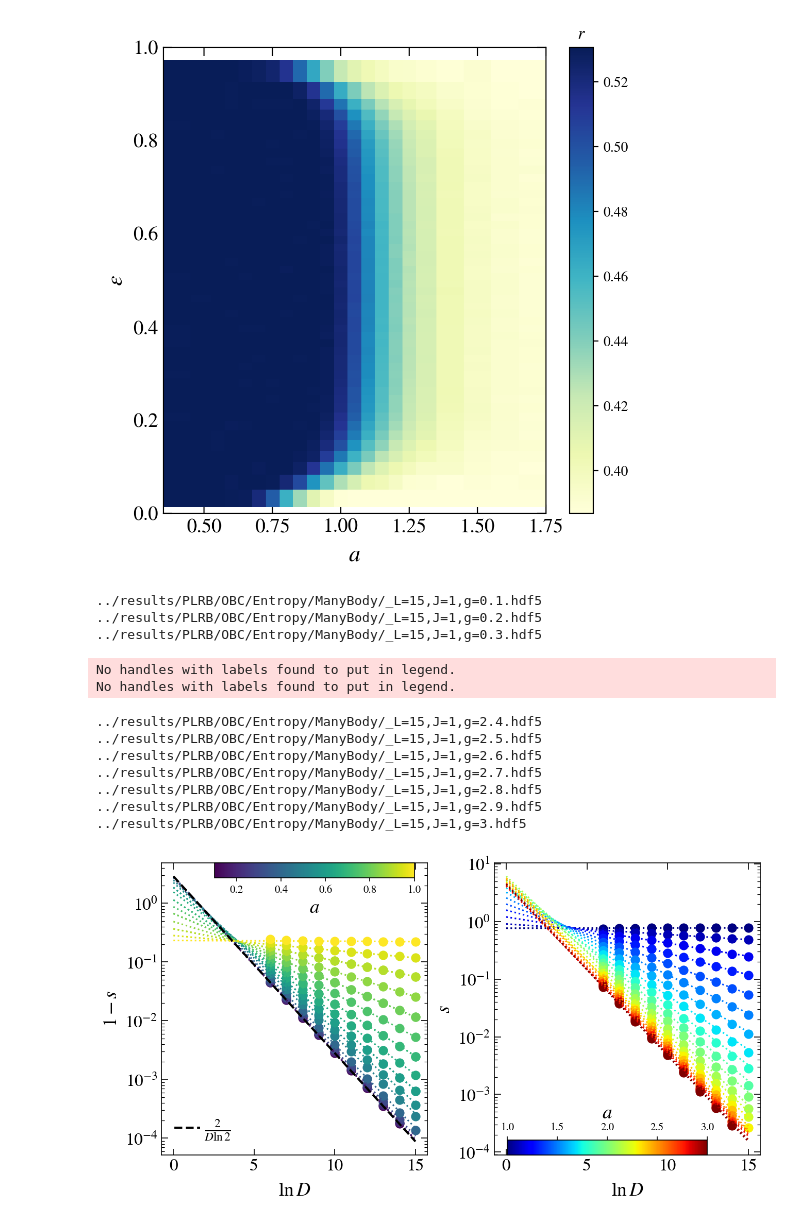
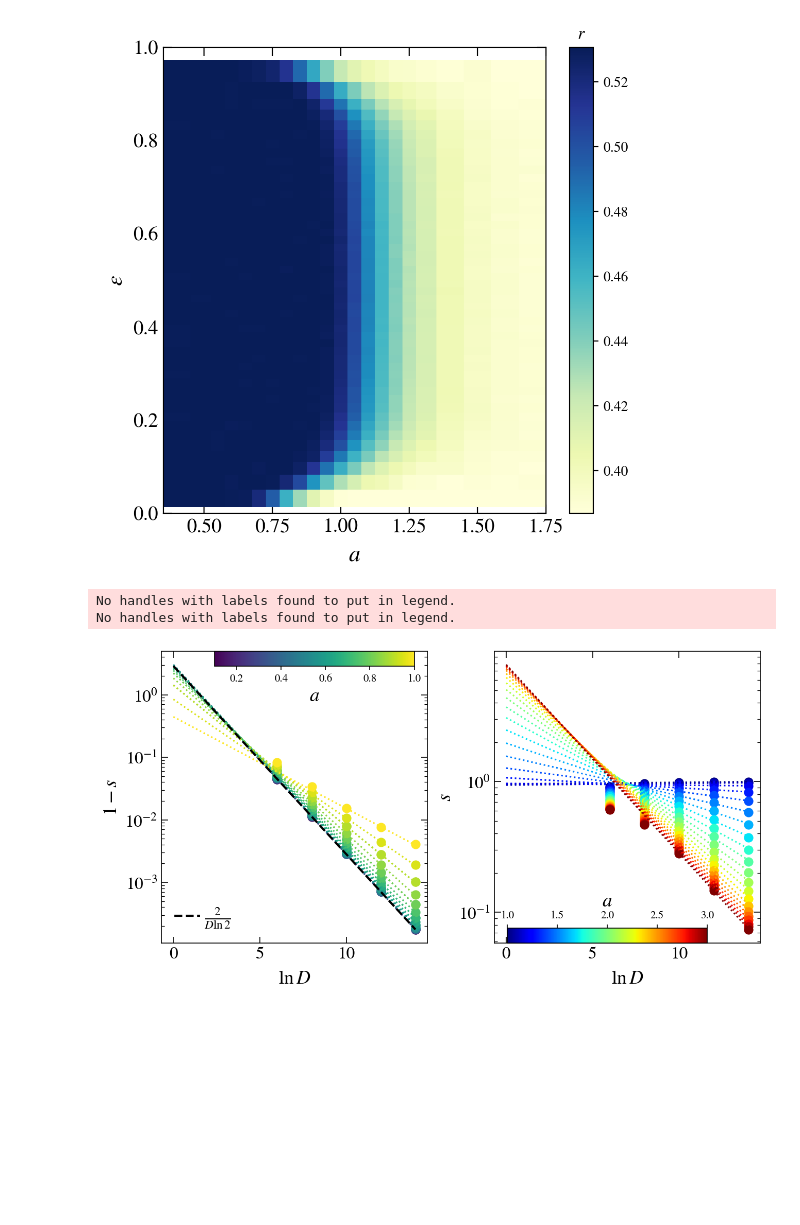
Before and after one commit to Rafal-Swietek/QHamSolver, a Jupyter notebook: Quadratic/Jupyter_Python/entropy.ipynb, the cells around one changed output. Cells and saved outputs as stored; diff of their text form; code cells hidden in the pictures; blank space fills up the shorter version.

```diff
--- a/Quadratic/Jupyter_Python/entropy.ipynb
+++ b/Quadratic/Jupyter_Python/entropy.ipynb
@@ -500,7 +500,7 @@ def entropy_fit(L, c, eta):
     return c * np.exp(-eta * L)
 
 g = 2
-nu = 500
+nu = 1
 frac = lambda dim: int(dim * nu) if nu <= 1.0 else nu
 
 S = np.zeros(sizes.shape); S.fill(np.nan)
@@ -528,7 +528,7 @@ for jj, L in enumerate(sizes):
 
                 my_max = int(index_meanE + num / 2)
                 if num == dim or my_max >= dim: my_max = dim-1
-                S[jj] = np.mean(ent[my_min : my_max]) / np.log(2)
+                S[jj] = np.mean(ent[my_min : my_max]) / np.log(2) if nu != 1 else np.mean(ent) / np.log(2)
             else:
                 S[jj] = np.mean(np.array(file.get('single_site_entropy'))[0]) / np.log(2)
     else:
@@ -568,7 +568,7 @@ for jj, L in enumerate(sizes):
 
             my_max = int(index_meanE + num / 2)
             if num == dim or my_max >= dim: my_max = dim-1
-            S[jj] = np.mean(ent[my_min : my_max]) / np.log(2)
+            S[jj] = np.mean(ent[my_min : my_max]) / np.log(2) if nu != 1 else np.mean(ent) / np.log(2)
     else:
         print(name)
 
@@ -1708,7 +1606,7 @@ norm = matplotlib.colors.Normalize(
 s_m = matplotlib.cm.ScalarMappable(cmap='viridis', norm=norm)
 s_m.set_array([])
 
-nu=500
+nu = 500
 frac = lambda dim: int(dim * nu) if nu <= 1.0 else nu
 for g in g_vals:
     col = s_m.to_rgba(g)
@@ -1736,7 +1634,7 @@ for g in g_vals:
 
                     my_max = int(index_meanE + num / 2)
                     if num == dim or my_max >= dim: my_max = dim-1
-                    S[ii] = np.mean(ent[my_min : my_max]) / np.log(2)
+                    S[ii] = np.mean(ent[my_min : my_max]) / np.log(2) if nu != 1 else np.mean(ent) / np.log(2)
                 else:
                     S[ii] = np.mean(np.array(file.get('single_site_entropy'))[0]) / np.log(2)
         else:
@@ -1794,7 +1692,7 @@ for g in g_vals:
 
                     my_max = int(index_meanE + num / 2)
                     if num == dim or my_max >= dim: my_max = dim-1
-                    S[ii] = np.mean(ent[my_min : my_max]) / np.log(2)
+                    S[ii] = np.mean(ent[my_min : my_max]) / np.log(2) if nu != 1 else np.mean(ent) / np.log(2)
                 else:
                     S[ii] = np.mean(np.array(file.get('single_site_entropy'))[0]) / np.log(2)
         else:
@@ -1948,7 +1846,7 @@ DIM = 1
 
 fig, axis = plt.subplots( nrows=1, ncols=2, figsize=(10,5), dpi = 150)
 
-sizes = np.arange(6, 16, 1)
+sizes = np.arange(6, 16, 2)
 dims = 2**(sizes)
 
 def entropy_fit(L, c, eta):
@@ -1981,7 +1879,7 @@ for g in g_vals:
                 if g > 0:
                     E = np.array(file.get('mean energies'))
                     dim = E.size
-                    ent = np.array(file.get('single_site_entropy'))[0]
+                    ent = np.array(file.get('single_site_entropy'))[L//2]
 
                     num = frac(dim)
                     if nu > 1:
@@ -2039,7 +1937,7 @@ for g in g_vals:
                 if g > 0:
                     E = np.array(file.get('mean energies'))
                     dim = E.size
-                    ent = np.array(file.get('single_site_entropy'))[0]
+                    ent = np.array(file.get('single_site_entropy'))[L//2]
 
                     num = frac(dim)
                     if nu > 1:
@@ -2056,43 +1954,33 @@ for g in g_vals:
                     S[ii] = np.mean(ent[my_min : my_max]) / np.log(2)
                 else:
                     S[ii] = np.mean(np.array(file.get('single_site_entropy'))[0]) / np.log(2)
         else:
             print(name)
 
     yy = S
     axis[1].scatter(sizes, yy, color=col, s=60)
     indices = np.transpose(np.argwhere(~np.isnan(S)))[0]
     xx = sizes[indices]
     yy = yy[indices]
     pars, pconv, fit_info, msg, _ = fit(entropy_fit,
                         xdata = xx[2:],
                         ydata = yy[2:],
                         full_output=True, maxfev=10000)
     dense_sizes = np.linspace(0, sizes[-1], 10000)
     axis[1].plot(dense_sizes, entropy_fit(dense_sizes, *pars), lw=1.5, color=col, ls = ':')
 cbaxes = axis[1].inset_axes([0.05, 0.0, 0.75, 0.05])
 cbar = fig.colorbar(s_m, cax = cbaxes, orientation='horizontal')
 cbar.set_label(r"$a$", fontsize=18)
 cbaxes.xaxis.set_ticks_position('top')
 cbaxes.xaxis.set_label_position('top')
 
 fig_help.set_plot_elements(axis[0], xlabel=r"$\ln{D}$", ylabel=r"$1-s$", font_size=16, set_legend=True, xscale='linear', yscale='log')
 fig_help.set_legend(axis[0], loc = 'lower left', fontsize=16, anchor=(-0.01, -0.01))
 fig_help.set_plot_elements(axis[1], xlabel=r"$\ln{D}$", ylabel=r"$s$", font_size=16, set_legend=True, xscale='linear', yscale='log')
 fig_help.set_legend(axis[1], loc = 'lower left', fontsize=16, anchor=(-0.01, -0.01))
 
 fig.subplots_adjust(wspace = 0.25, hspace=0.02)
 # %% [output]
-../results/PLRB/OBC/Entropy/ManyBody/_L=15,J=1,g=0.1.hdf5
-../results/PLRB/OBC/Entropy/ManyBody/_L=15,J=1,g=0.2.hdf5
-../results/PLRB/OBC/Entropy/ManyBody/_L=15,J=1,g=0.3.hdf5
+No handles with labels found to put in legend.
+No handles with labels found to put in legend.
-No handles with labels found to put in legend.
-No handles with labels found to put in legend.
-../results/PLRB/OBC/Entropy/ManyBody/_L=15,J=1,g=2.4.hdf5
-../results/PLRB/OBC/Entropy/ManyBody/_L=15,J=1,g=2.5.hdf5
-../results/PLRB/OBC/Entropy/ManyBody/_L=15,J=1,g=2.6.hdf5
-../results/PLRB/OBC/Entropy/ManyBody/_L=15,J=1,g=2.7.hdf5
-../results/PLRB/OBC/Entropy/ManyBody/_L=15,J=1,g=2.8.hdf5
-../results/PLRB/OBC/Entropy/ManyBody/_L=15,J=1,g=2.9.hdf5
-../results/PLRB/OBC/Entropy/ManyBody/_L=15,J=1,g=3.hdf5
-[figure, old version]
+[figure, new version]
```
Also changed, not shown: parts of 4 cells of this notebook, 7 other files.
